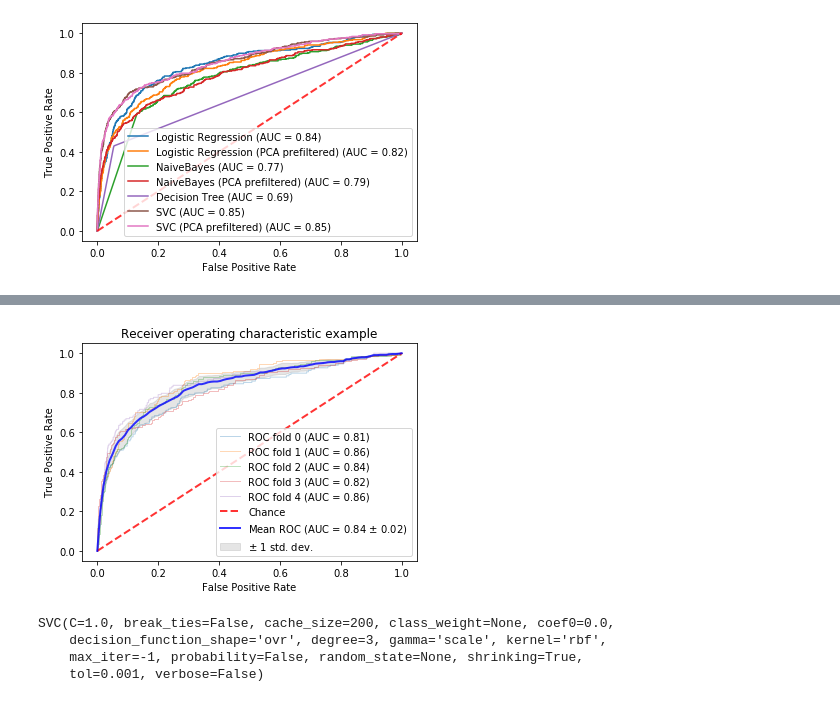
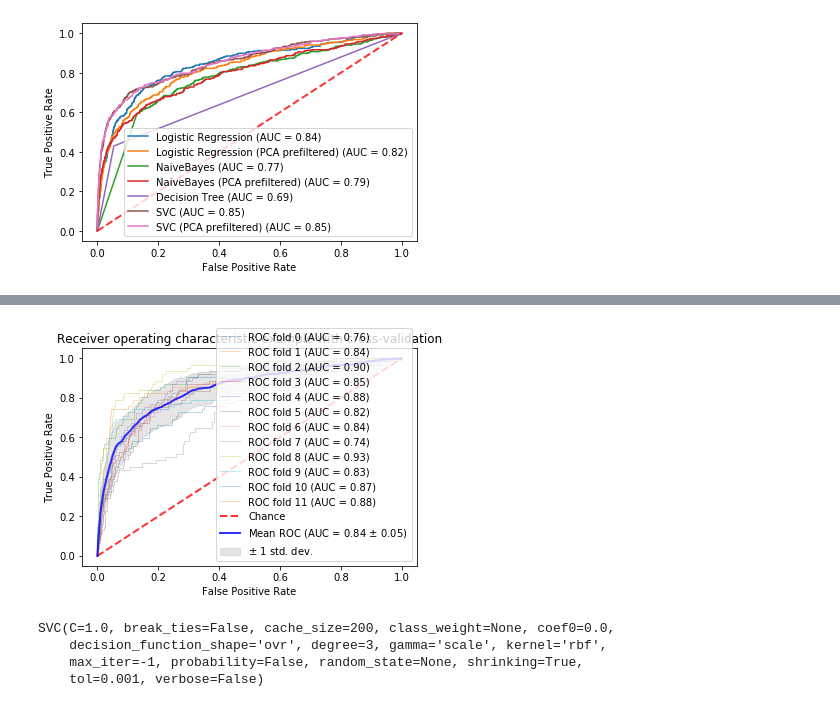
Before and after one commit to Stop-Argyle/curly-octo-garbanzo, a Jupyter notebook: QSAR_toxicity_ML.ipynb, the cells around one changed output, grey strips where cells are left out. Cells and saved outputs as stored; diff of their text form; code cells hidden in the pictures.

```diff
--- a/QSAR_toxicity_ML.ipynb
+++ b/QSAR_toxicity_ML.ipynb
@@ -230,7 +260,7 @@ Below is the cross-validation for logistic regression, as an estimate of error f
 # %%
 #cross validation (for logistic regression, 5x the svm training time is very long)
 
-cv = StratifiedKFold(n_splits=5)
+cv = StratifiedKFold(n_splits=12)
 classifier = LogisticRegression(max_iter=500)
 
 tprs = []
@@ -246,34 +276,34 @@ for i, (train_index, test_index) in enumerate(cv.split(X, y)):
     viz = plot_roc_curve(classifier, X_test_cv, y_test_cv,
                          name='ROC fold {}'.format(i),
                          alpha=0.3, lw=1, ax=ax)
     interp_tpr = interp(mean_fpr, viz.fpr, viz.tpr)
     interp_tpr[0] = 0.0
     tprs.append(interp_tpr)
     aucs.append(viz.roc_auc)
 
 ax.plot([0, 1], [0, 1], linestyle='--', lw=2, color='r',
         label='Chance', alpha=.8)
 
 mean_tpr = numpy.mean(tprs, axis=0)
 mean_tpr[-1] = 1.0
 mean_auc = auc(mean_fpr, mean_tpr)
 std_auc = numpy.std(aucs)
 ax.plot(mean_fpr, mean_tpr, color='b',
         label=r'Mean ROC (AUC = %0.2f $\pm$ %0.2f)' % (mean_auc, std_auc),
         lw=2, alpha=.8)
 
 std_tpr = numpy.std(tprs, axis=0)
 tprs_upper = numpy.minimum(mean_tpr + std_tpr, 1)
 tprs_lower = numpy.maximum(mean_tpr - std_tpr, 0)
 ax.fill_between(mean_fpr, tprs_lower, tprs_upper, color='grey', alpha=.2,
                 label=r'$\pm$ 1 std. dev.')
 
 ax.set(xlim=[-0.05, 1.05], ylim=[-0.05, 1.05],
        title="Receiver operating characteristic example with cross-validation")
 ax.legend(loc="lower right")
 plt.show()
 # %% [output]
-[figure, old version]
+[figure, new version]
 # %%
 print (svc_model)
 # %% [output]
```
Also changed, not shown: parts of 8 cells of this notebook.
